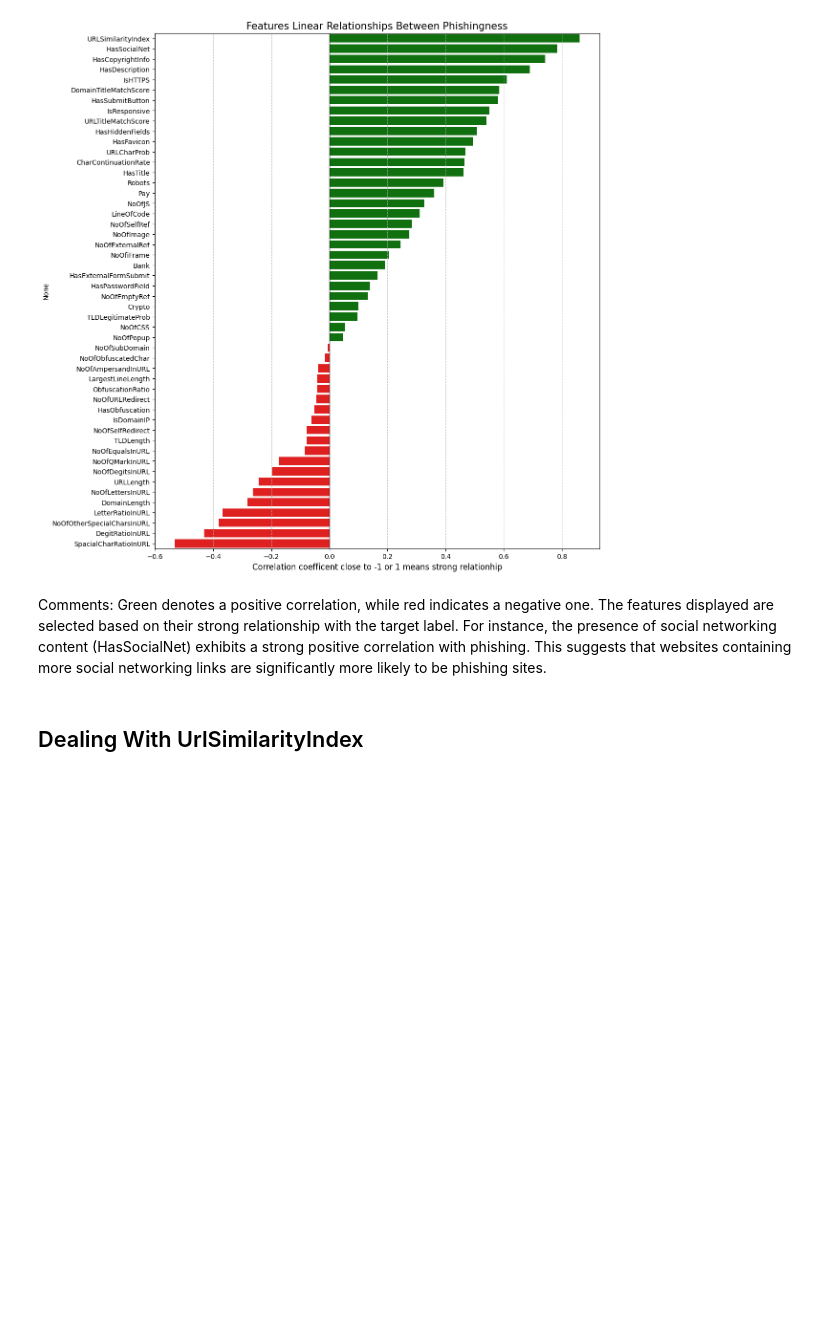
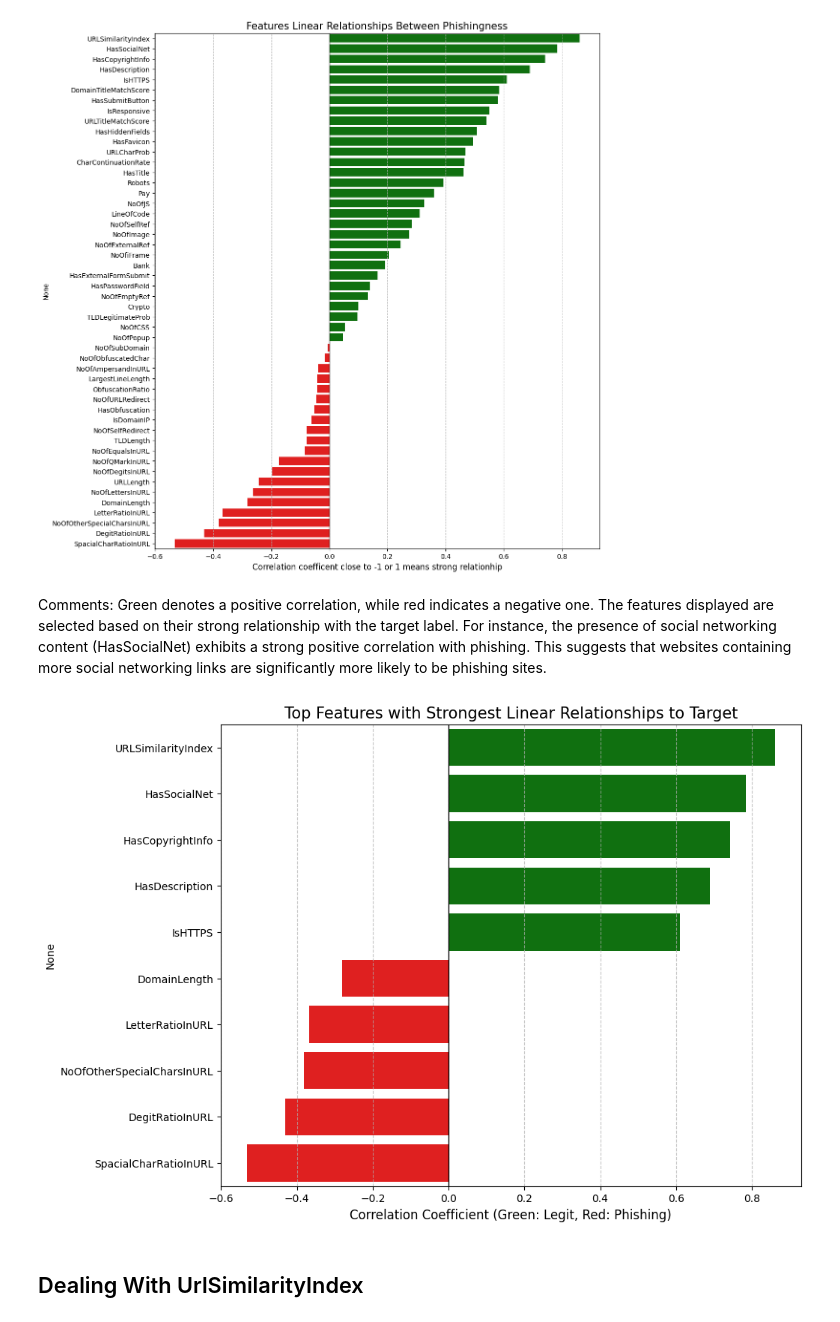
Before and after one commit to BugraAKKUS/Phishing-URL--Website--Detection, a Jupyter notebook: eda_cda.ipynb, the cells around one changed output. Saved outputs shown, nothing was run; the diff lists cells and outputs as text; code cells hidden in the pictures; blank space fills up the shorter version.

```diff
--- a/eda_cda.ipynb
+++ b/eda_cda.ipynb
@@ -420,6 +335,36 @@ plt.show()
 [figure]
 # %% [markdown]
 Comments: Green denotes a positive correlation, while red indicates a negative one. The features displayed are selected based on their strong relationship with the target label. For instance, the presence of social networking content (HasSocialNet) exhibits a strong positive correlation with phishing. This suggests that websites containing more social networking links are significantly more likely to be phishing sites.
+# %%
+# Calculate correlations
+num_df = df[num_cols.tolist() + ['label']]
+target_corr = num_df.corr()['label'].sort_values(ascending=False)
+target_corr = target_corr.drop('label')
+
+# Filter
+top_positive = target_corr.head(5)
+top_negative = target_corr.tail(5)
+top_features = pd.concat([top_positive, top_negative])
+
+# Visualize
+plt.figure(figsize=(10, 8))
+colors = ['green' if x > 0 else 'red' for x in top_features.values]
+
+sns.barplot(
+    x=top_features.values,
+    y=top_features.index,
+    palette=colors,
+    hue=top_features.index,
+    legend=False
+)
+
+plt.title('Top Features with Strongest Linear Relationships to Target', fontsize=15)
+plt.xlabel('Correlation Coefficient (Green: Legit, Red: Phishing)', fontsize=12)
+plt.axvline(0, color='black', linewidth=1)
+plt.grid(axis='x', linestyle='--', alpha=0.7)
+plt.show()
+# %% [output]
+[figure, added]
 # %% [markdown]
 ## Dealing With UrlSimilarityIndex
 # %%
```
Also changed, not shown: parts of 12 cells of this notebook.
